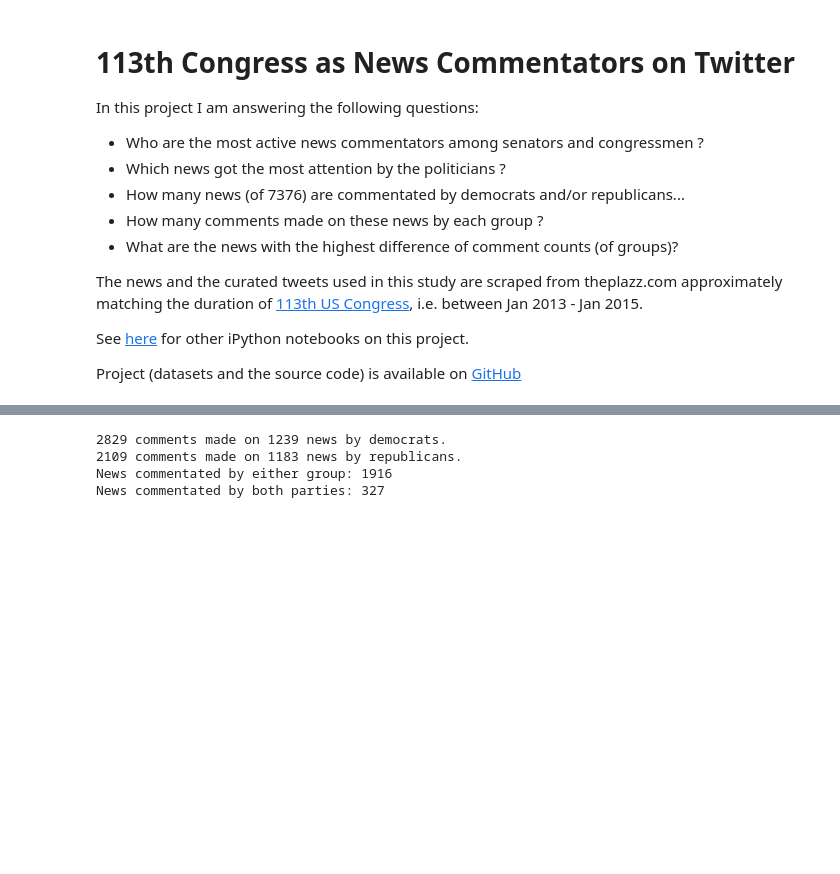
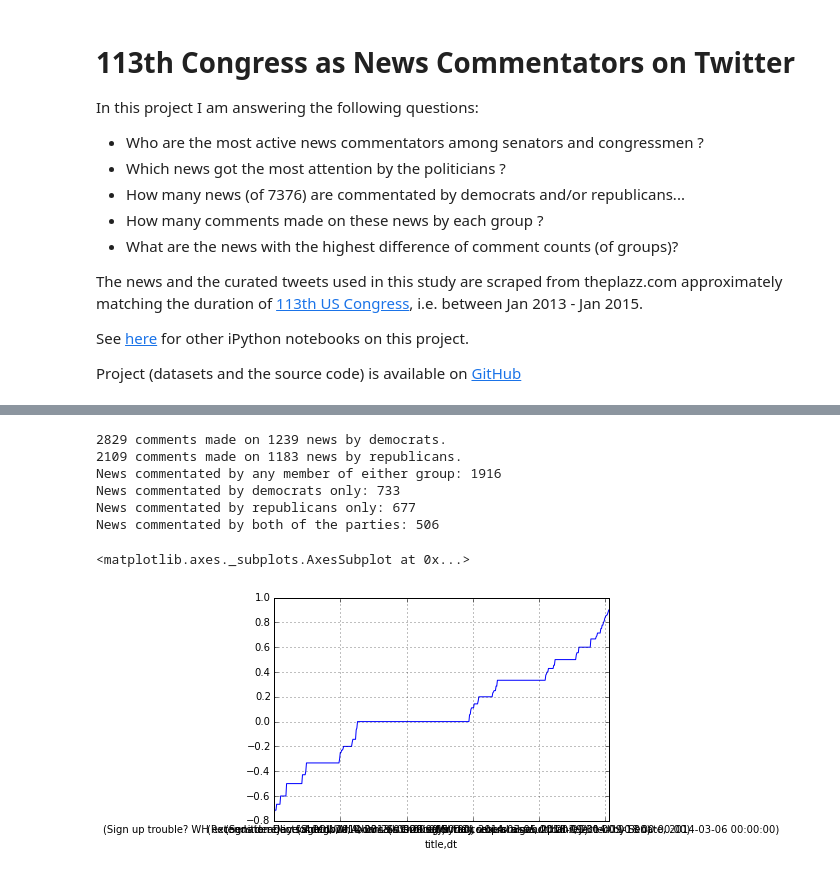
Before and after one commit to oztalha/News-Commentary-Tweets-of-Elites, a Jupyter notebook: analysis/113th Congress as News Commentators on Twitter.ipynb, the cells around one changed output, grey strips where cells are left out. Drawn from its saved outputs; the diff is of its cells as text; code cells hidden in the pictures; blank space fills up the shorter version.

```diff
--- a/analysis/113th Congress as News Commentators on Twitter.ipynb
+++ b/analysis/113th Congress as News Commentators on Twitter.ipynb
@@ -79,7 +84,8 @@ gop_tweeps = set(gop.screen_name.values)
 senate = pd.read_csv('data/US-senate.csv',encoding='utf-8')
 # %%
 # get commentary tweets of US newsmakers and opinion-shapers
-tweets = pd.read_csv('data/US-tweets.csv',encoding='utf-8')
+tweets = pd.read_csv('data/US-tweets.csv',encoding='utf-8',parse_dates=['dt'])
 tweets.twhandle = tweets.twhandle.str[1:]
+#tweets.dt = pd.to_datetime(tweets.dt,unit='D')
 # %%
 # print politician counts curated at least once by theplazz.com
@@ -111,16 +126,29 @@ py.iplot(fig,filename="113th US Congress as News Commentators")
 # %%
-# how many news are commentated by how many democrats and/or republicans...
-title = tweets.groupby(by=['title','dt'])['twhandle']
+# Stats: how many news are commentated by how many democrats and/or republicans...
 demnews = title.apply(lambda g: len(dem_tweeps & set(g.values)))
 gopnews = title.apply(lambda g: len(gop_tweeps & set(g.values)))
 print (demnews.sum(),'comments made on',demnews[demnews>0].size,'news by democrats.')
 print (gopnews.sum(),'comments made on',gopnews[gopnews>0].size,'news by republicans.')
 dgtotl = (demnews + gopnews)
-print ('News commentated by either group:',(dgtotl[dgtotl>0].size))
-both = demnews & gopnews
-print ('News commentated by both parties:',(both[both==True].size))
+print ('News commentated by any member of either group:',(dgtotl[dgtotl>0].size))
+# Number of comments by dems - number of comments by gops
+dgdiff = (demnews - gopnews)
+# Normalize the polarity
+dgdiv = dgdiff/dgtotl
+digdiv = dgdiv.order()[:dgtotl[dgtotl>0].size]
+print ('News commentated by democrats only:',(digdiv[digdiv == 1].size))
+print ('News commentated by republicans only:',(digdiv[digdiv == -1].size))
+print ('News commentated by both of the parties:',(digdiv[(digdiv > -1) & (digdiv < 1)].size))
 # %% [output]
 2829 comments made on 1239 news by democrats.
 2109 comments made on 1183 news by republicans.
-News commentated by either group: 1916
-News commentated by both parties: 327
+News commentated by any member of either group: 1916
+News commentated by democrats only: 733
+News commentated by republicans only: 677
+News commentated by both of the parties: 506
+# %%
+# commentator group polarity distribution of news
+digdiv[(digdiv > -1) & (digdiv < 1)].plot()
+# %% [output]
+<matplotlib.axes._subplots.AxesSubplot at 0x...>
+[figure, added]
```
Also changed, not shown: parts of 12 cells of this notebook, 1 other file.
